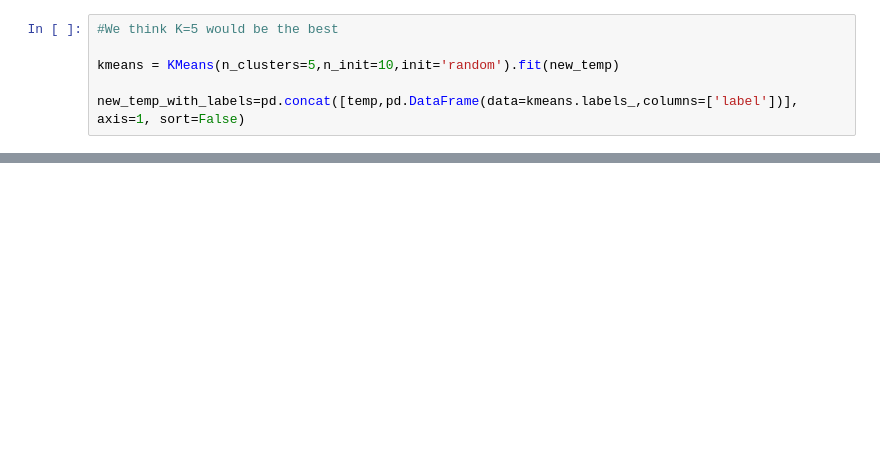
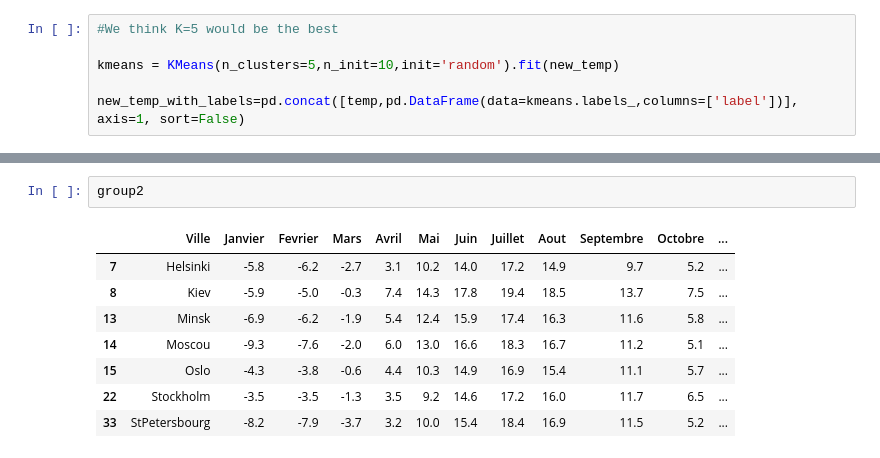
Before and after one commit to Esbrouffes/MLChall1, a Jupyter notebook: Challenge_max.ipynb, the cells around one changed output, grey strips where cells are left out. Saved outputs shown, nothing was run; the diff lists cells and outputs as text; blank space fills up the shorter version.

```diff
--- a/Challenge_max.ipynb
+++ b/Challenge_max.ipynb
@@ -174,0 +189,11 @@ m
+# %%
+group2
+# %% [output]
+|  | Ville | Janvier | Fevrier | Mars | Avril | Mai | Juin | Juillet | Aout | Septembre | Octobre | ... |
+| 7 | Helsinki | -5.8 | -6.2 | -2.7 | 3.1 | 10.2 | 14.0 | 17.2 | 14.9 | 9.7 | 5.2 | ... |
+| 8 | Kiev | -5.9 | -5.0 | -0.3 | 7.4 | 14.3 | 17.8 | 19.4 | 18.5 | 13.7 | 7.5 | ... |
+| 13 | Minsk | -6.9 | -6.2 | -1.9 | 5.4 | 12.4 | 15.9 | 17.4 | 16.3 | 11.6 | 5.8 | ... |
+| 14 | Moscou | -9.3 | -7.6 | -2.0 | 6.0 | 13.0 | 16.6 | 18.3 | 16.7 | 11.2 | 5.1 | ... |
+| 15 | Oslo | -4.3 | -3.8 | -0.6 | 4.4 | 10.3 | 14.9 | 16.9 | 15.4 | 11.1 | 5.7 | ... |
+| 22 | Stockholm | -3.5 | -3.5 | -1.3 | 3.5 | 9.2 | 14.6 | 17.2 | 16.0 | 11.7 | 6.5 | ... |
+| 33 | StPetersbourg | -8.2 | -7.9 | -3.7 | 3.2 | 10.0 | 15.4 | 18.4 | 16.9 | 11.5 | 5.2 | ... |
```
Also changed, not shown: parts of 24 cells of this notebook.
